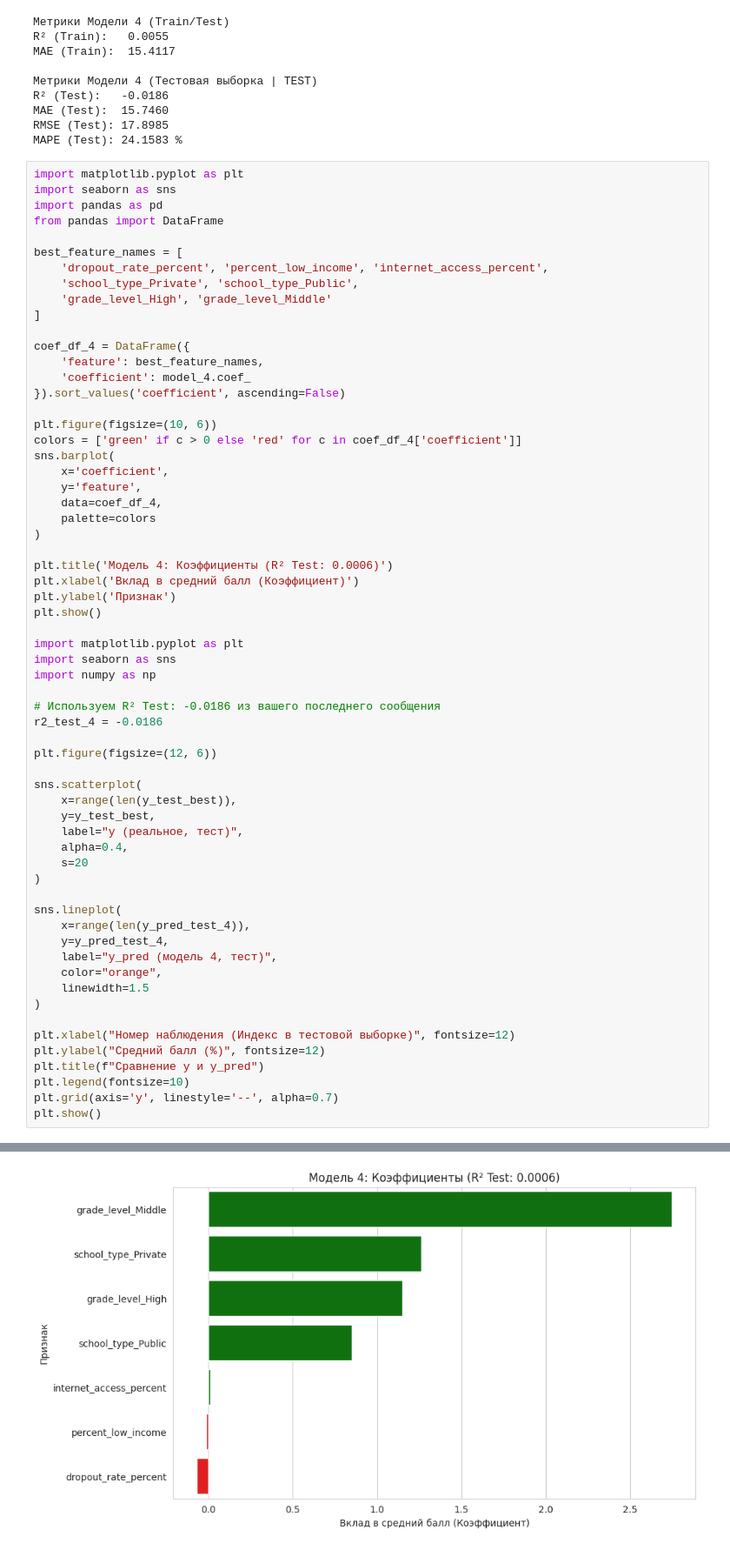
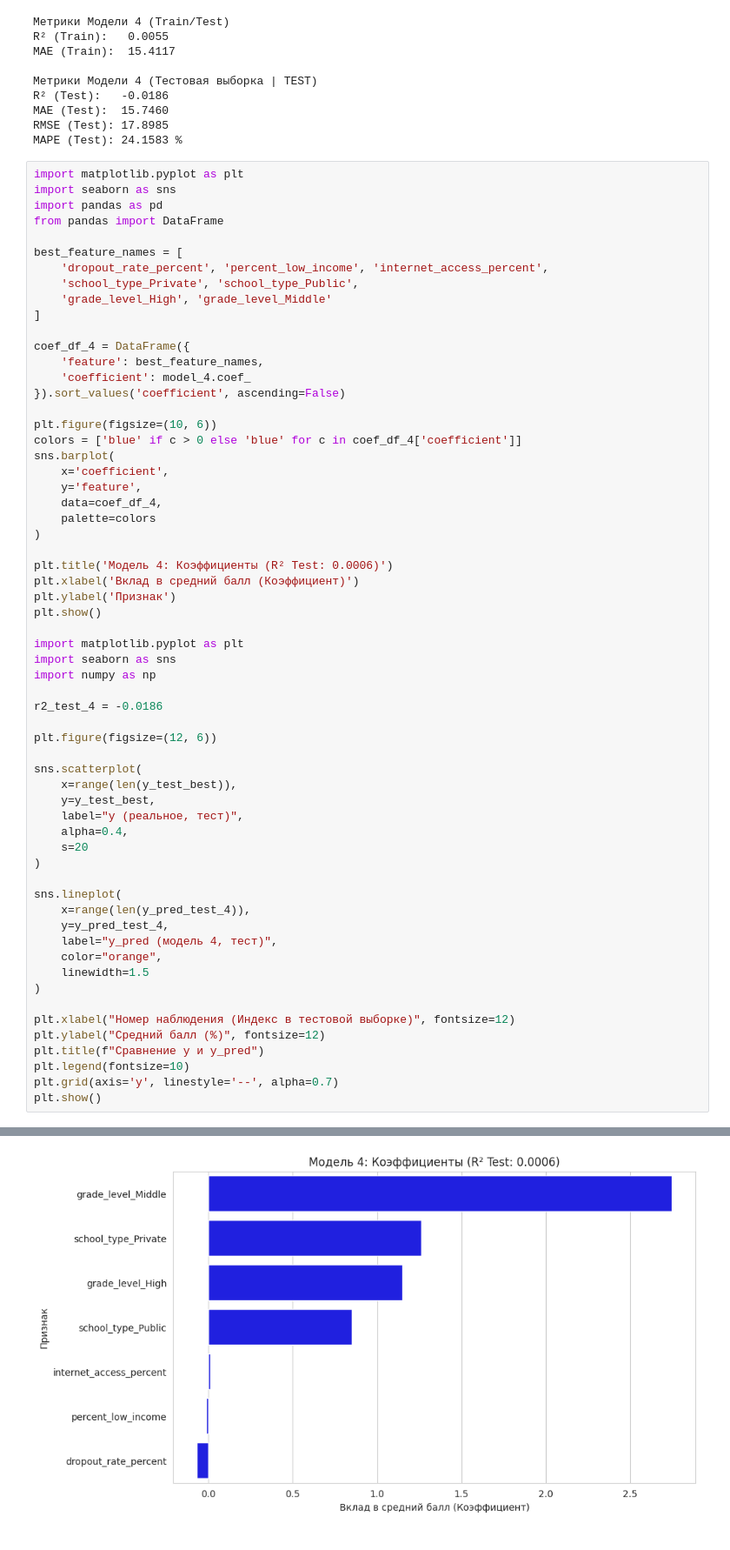
Before and after one commit to WittStein/MLlab, a Jupyter notebook: lab_2.ipynb, the cells around one changed output, grey strips where cells are left out. Shown at 87% size. Drawn from its saved outputs; the diff is of its cells as text.

```diff
--- a/lab_2.ipynb
+++ b/lab_2.ipynb
@@ -598,7 +536,7 @@ coef_df_4 = DataFrame({
 }).sort_values('coefficient', ascending=False)
 
 plt.figure(figsize=(10, 6))
-colors = ['green' if c > 0 else 'red' for c in coef_df_4['coefficient']]
+colors = ['blue' if c > 0 else 'blue' for c in coef_df_4['coefficient']]
 sns.barplot(
     x='coefficient',
     y='feature',
@@ -615,38 +553,37 @@ import matplotlib.pyplot as plt
 import seaborn as sns
 import numpy as np
 
-# Используем R² Test: -0.0186 из вашего последнего сообщения
 r2_test_4 = -0.0186
 
 plt.figure(figsize=(12, 6))
 
 sns.scatterplot(
     x=range(len(y_test_best)),
     y=y_test_best,
     label="y (реальное, тест)",
     alpha=0.4,
     s=20
 )
 
 sns.lineplot(
     x=range(len(y_pred_test_4)),
     y=y_pred_test_4,
     label="y_pred (модель 4, тест)",
     color="orange",
     linewidth=1.5
 )
 
 plt.xlabel("Номер наблюдения (Индекс в тестовой выборке)", fontsize=12)
 plt.ylabel("Средний балл (%)", fontsize=12)
 plt.title(f"Сравнение y и y_pred")
 plt.legend(fontsize=10)
 plt.grid(axis='y', linestyle='--', alpha=0.7)
 plt.show()
 # %% [output]
 Passing `palette` without assigning `hue` is deprecated and will be removed in v0.14.0. Assign the `y` variable to `hue` and set `legend=False` for the same effect.
 
   sns.barplot(
-[figure, old version]
+[figure, new version]
 [figure]
 # %% [markdown]
 1. Коэффициент детерминации
```
Also changed, not shown: parts of 18 cells of this notebook.
